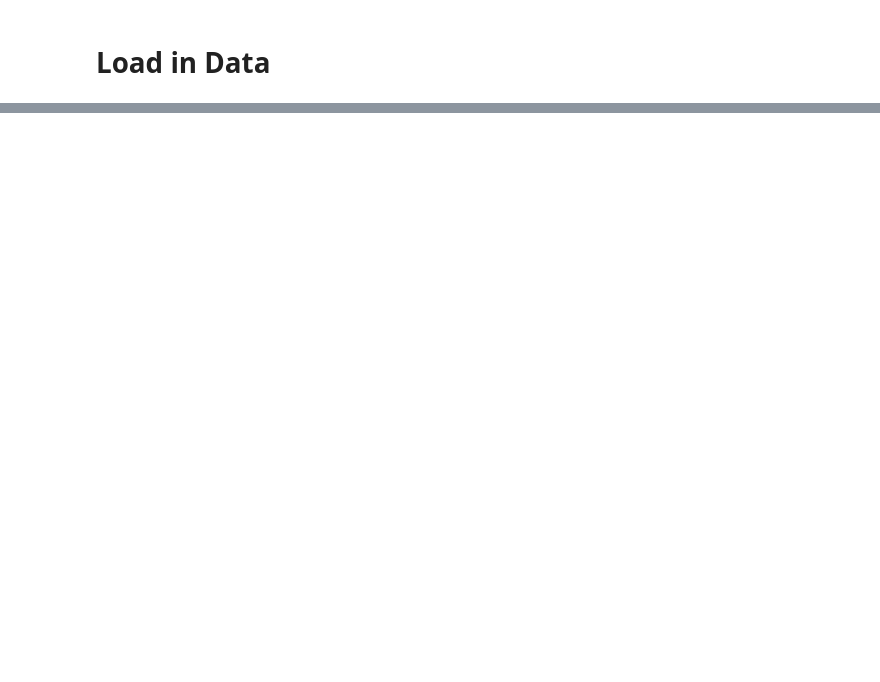
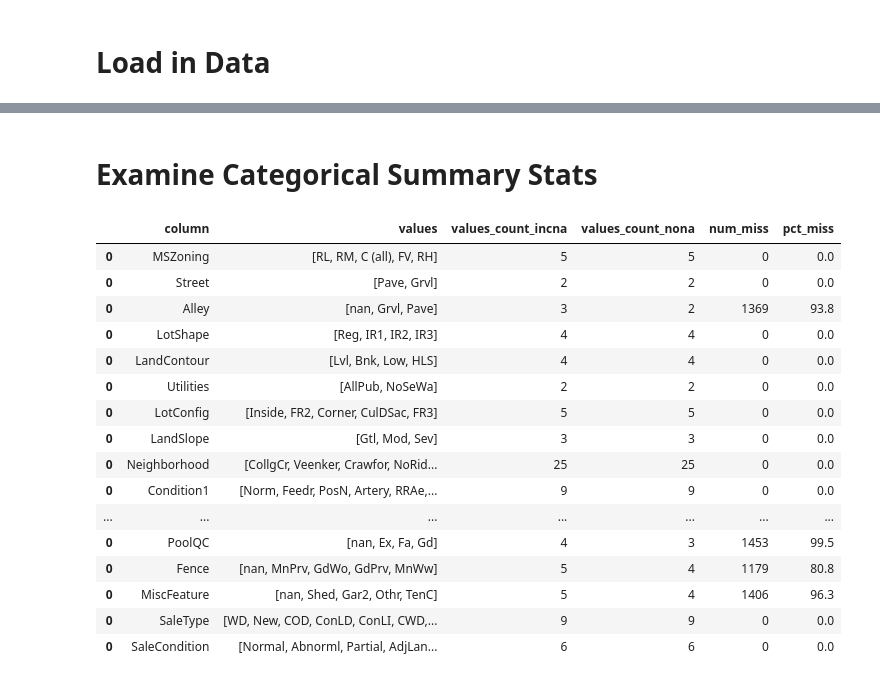
Before and after one commit to rich-coleman-gh/kaggle_housing_prices_advanced_regression_techniques, a Jupyter notebook: main.ipynb, the cells around one changed output, grey strips where cells are left out. Cells and saved outputs as stored; diff of their text form; code cells hidden in the pictures; blank space fills up the shorter version.

```diff
--- a/main.ipynb
+++ b/main.ipynb
@@ -175,0 +99,35 @@ ValueError: all the input array dimensions except for the concatenation axis mus
+# %% [markdown]
+# Examine Categorical Summary Stats
+# %%
+categorical_stats = pd.DataFrame(columns = ['column', 'values', 'values_count_incna', 'values_count_nona',
+                                       'num_miss', 'pct_miss'])
+tmp = pd.DataFrame()
+
+for c in categorical_data.columns:
+    tmp['column'] = [c]
+    tmp['values'] = [categorical_data[c].unique()]
+    tmp['values_count_incna'] = len(list(categorical_data[c].unique()))
+    tmp['values_count_nona'] = int(categorical_data[c].nunique())
+    tmp['num_miss'] = categorical_data[c].isnull().sum()
+    tmp['pct_miss'] = (categorical_data[c].isnull().sum()/ len(categorical_data)).round(3)*100
+    categorical_stats = categorical_stats.append(tmp)
+
+categorical_stats
+# %% [output]
+|  | column | values | values_count_incna | values_count_nona | num_miss | pct_miss |
+| 0 | MSZoning | [RL, RM, C (all), FV, RH] | 5 | 5 | 0 | 0.0 |
+| 0 | Street | [Pave, Grvl] | 2 | 2 | 0 | 0.0 |
+| 0 | Alley | [nan, Grvl, Pave] | 3 | 2 | 1369 | 93.8 |
+| 0 | LotShape | [Reg, IR1, IR2, IR3] | 4 | 4 | 0 | 0.0 |
+| 0 | LandContour | [Lvl, Bnk, Low, HLS] | 4 | 4 | 0 | 0.0 |
+| 0 | Utilities | [AllPub, NoSeWa] | 2 | 2 | 0 | 0.0 |
+| 0 | LotConfig | [Inside, FR2, Corner, CulDSac, FR3] | 5 | 5 | 0 | 0.0 |
+| 0 | LandSlope | [Gtl, Mod, Sev] | 3 | 3 | 0 | 0.0 |
+| 0 | Neighborhood | [CollgCr, Veenker, Crawfor, NoRid... | 25 | 25 | 0 | 0.0 |
+| 0 | Condition1 | [Norm, Feedr, PosN, Artery, RRAe,... | 9 | 9 | 0 | 0.0 |
+| ... | ... | ... | ... | ... | ... | ... |
+| 0 | PoolQC | [nan, Ex, Fa, Gd] | 4 | 3 | 1453 | 99.5 |
+| 0 | Fence | [nan, MnPrv, GdWo, GdPrv, MnWw] | 5 | 4 | 1179 | 80.8 |
+| 0 | MiscFeature | [nan, Shed, Gar2, Othr, TenC] | 5 | 4 | 1406 | 96.3 |
+| 0 | SaleType | [WD, New, COD, ConLD, ConLI, CWD,... | 9 | 9 | 0 | 0.0 |
+| 0 | SaleCondition | [Normal, Abnorml, Partial, AdjLan... | 6 | 6 | 0 | 0.0 |
```
Also changed, not shown: parts of 54 cells of this notebook, 4 other files.
